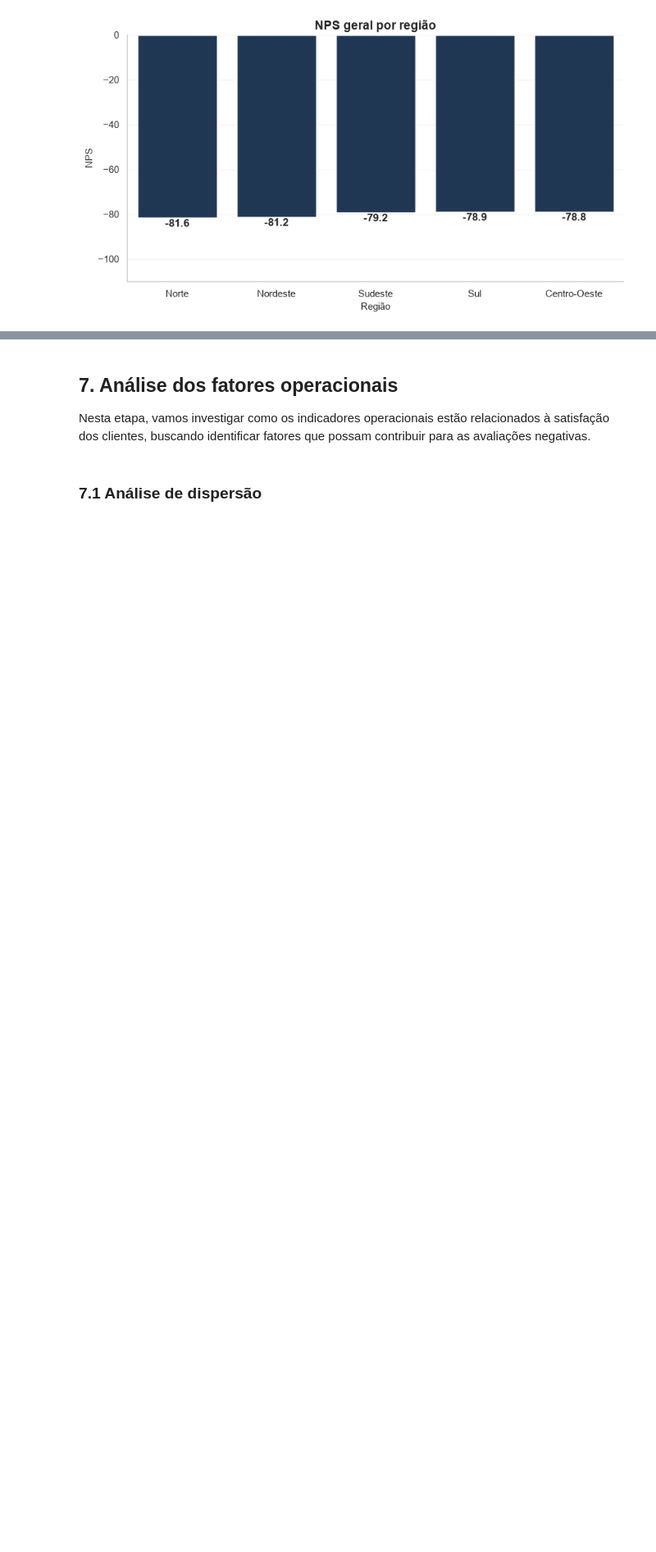
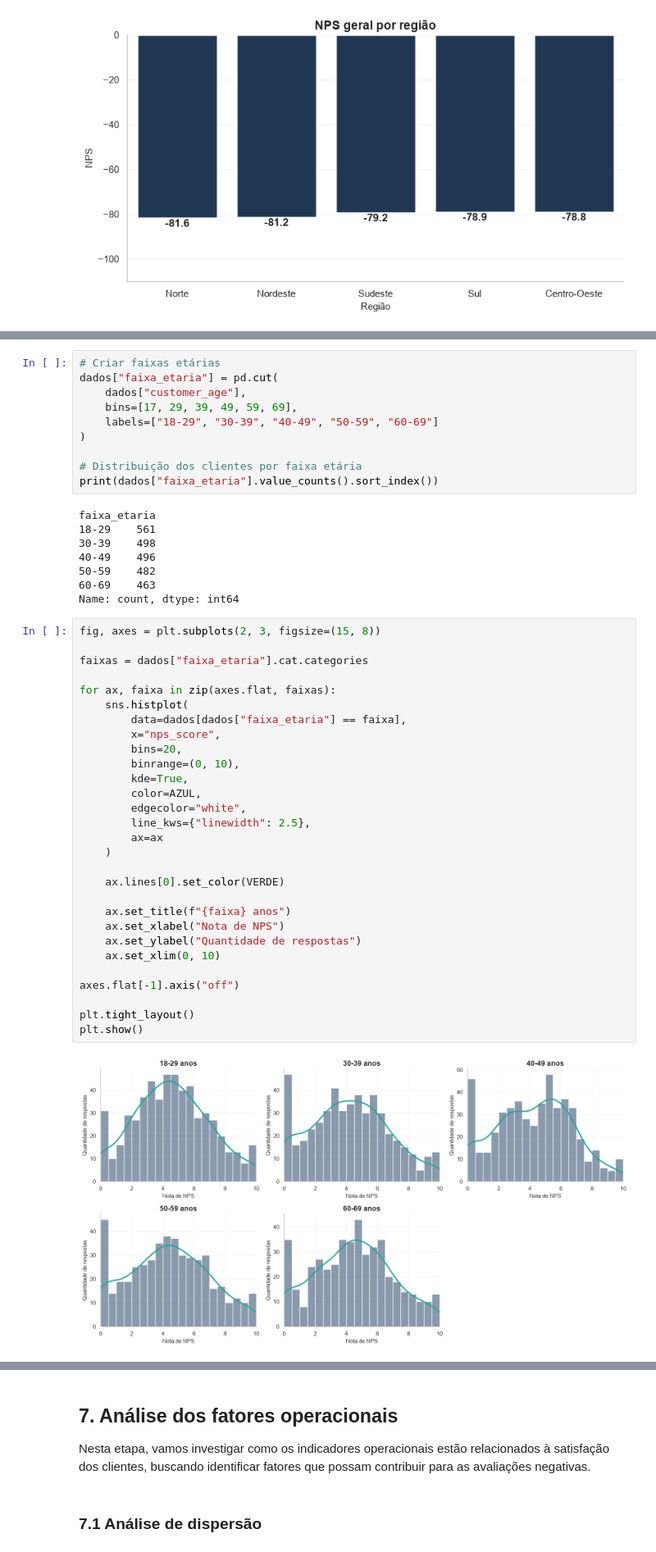
Before and after one commit to CelioRodrigues/analise-nps, a Jupyter notebook: notebooks/01_analise_exploratoria.ipynb, the cells around one changed output, grey strips where cells are left out. Shown at 82% size. Saved outputs shown, nothing was run; the diff lists cells and outputs as text; blank space fills up the shorter version.

```diff
--- a/notebooks/01_analise_exploratoria.ipynb
+++ b/notebooks/01_analise_exploratoria.ipynb
@@ -532,0 +551,49 @@ Esses resultados mostram que a insatisfação está presente em todas as regiõe
+# %%
+# Criar faixas etárias
+dados["faixa_etaria"] = pd.cut(
+    dados["customer_age"],
+    bins=[17, 29, 39, 49, 59, 69],
+    labels=["18-29", "30-39", "40-49", "50-59", "60-69"]
+)
+
+# Distribuição dos clientes por faixa etária
+print(dados["faixa_etaria"].value_counts().sort_index())
+# %% [output]
+faixa_etaria
+18-29    561
+30-39    498
+40-49    496
+50-59    482
+60-69    463
+Name: count, dtype: int64
+# %%
+fig, axes = plt.subplots(2, 3, figsize=(15, 8))
+
+faixas = dados["faixa_etaria"].cat.categories
+
+for ax, faixa in zip(axes.flat, faixas):
+    sns.histplot(
+        data=dados[dados["faixa_etaria"] == faixa],
+        x="nps_score",
+        bins=20,
+        binrange=(0, 10),
+        kde=True,
+        color=AZUL,
+        edgecolor="white",
+        line_kws={"linewidth": 2.5},
+        ax=ax
+    )
+
+    ax.lines[0].set_color(VERDE)
+
+    ax.set_title(f"{faixa} anos")
+    ax.set_xlabel("Nota de NPS")
+    ax.set_ylabel("Quantidade de respostas")
+    ax.set_xlim(0, 10)
+
+axes.flat[-1].axis("off")
+
+plt.tight_layout()
+plt.show()
+# %% [output]
+[figure, added]
```
Also changed, not shown: parts of 47 cells of this notebook.
